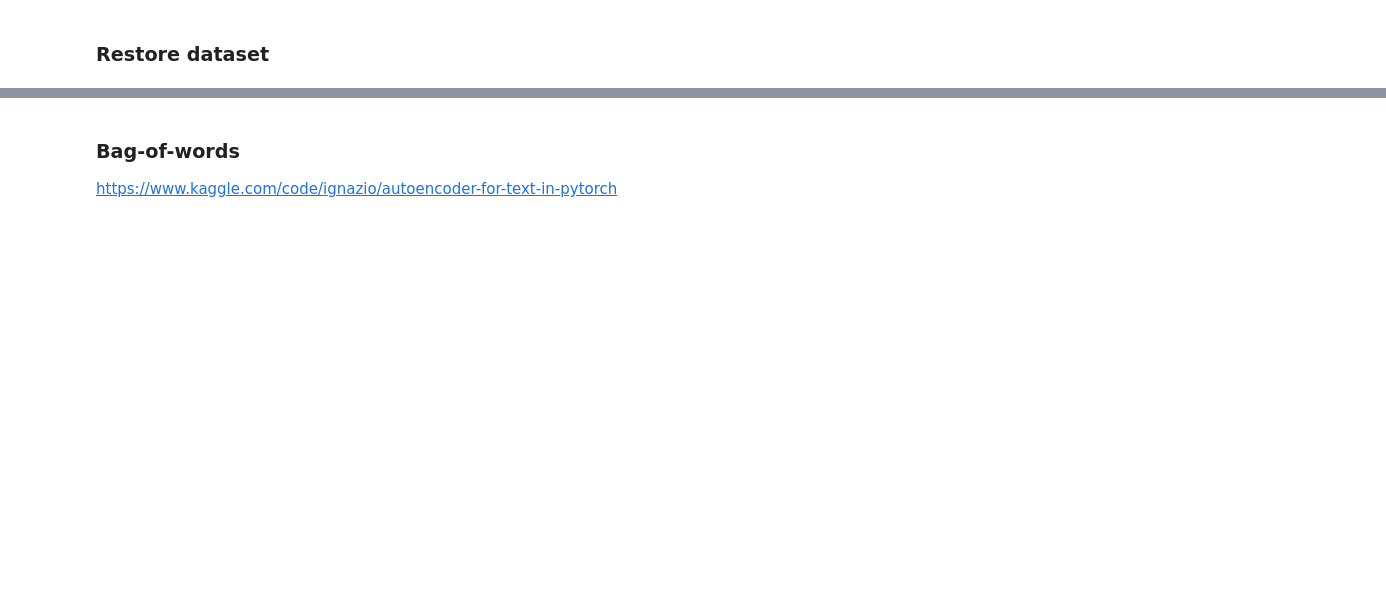
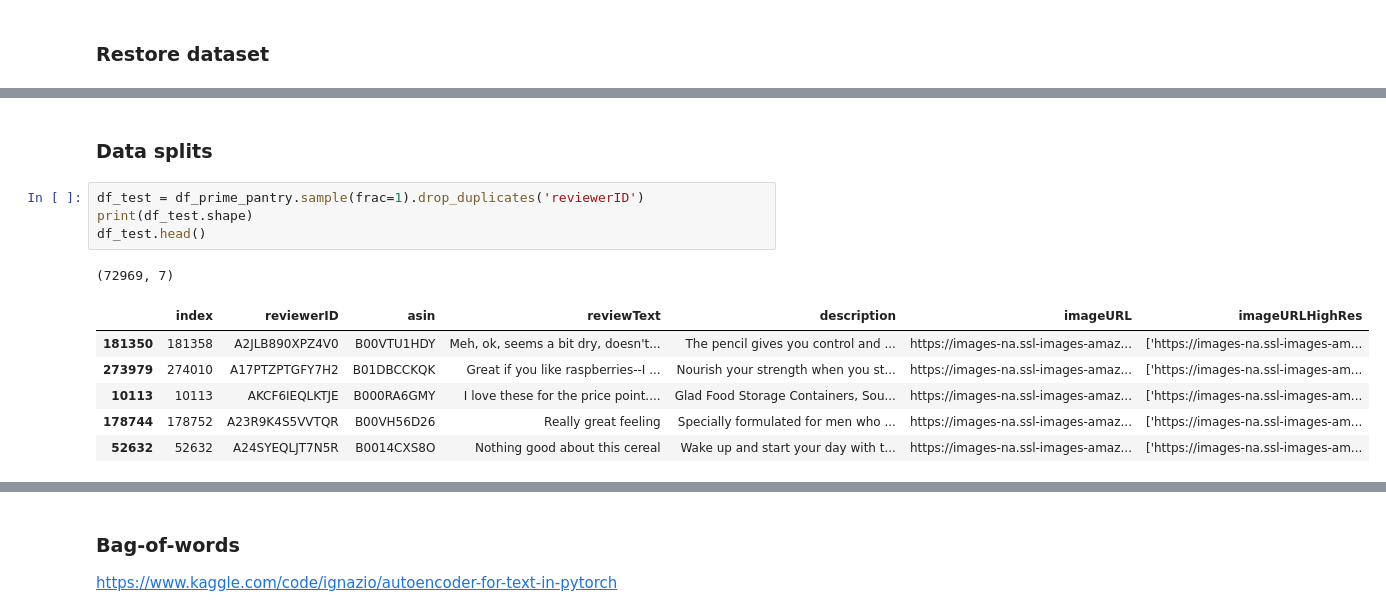
Before and after one commit to vichShir/deep-mine, a Jupyter notebook: Deep_MINE.ipynb, the cells around one changed output, grey strips where cells are left out. Cells and saved outputs as stored; diff of their text form; blank space fills up the shorter version.

```diff
--- a/Deep_MINE.ipynb
+++ b/Deep_MINE.ipynb
@@ -491,0 +544,14 @@ dtype: int64
+# %% [markdown]
+### Data splits
+# %%
+df_test = df_prime_pantry.sample(frac=1).drop_duplicates('reviewerID')
+print(df_test.shape)
+df_test.head()
+# %% [output]
+(72969, 7)
+|  | index | reviewerID | asin | reviewText | description | imageURL | imageURLHighRes |
+| 181350 | 181358 | A2JLB890XPZ4V0 | B00VTU1HDY | Meh, ok, seems a bit dry, doesn't... | The pencil gives you control and ... | https://images-na.ssl-images-amaz... | ['https://images-na.ssl-images-am... |
+| 273979 | 274010 | A17PTZPTGFY7H2 | B01DBCCKQK | Great if you like raspberries--I ... | Nourish your strength when you st... | https://images-na.ssl-images-amaz... | ['https://images-na.ssl-images-am... |
+| 10113 | 10113 | AKCF6IEQLKTJE | B000RA6GMY | I love these for the price point.... | Glad Food Storage Containers, Sou... | https://images-na.ssl-images-amaz... | ['https://images-na.ssl-images-am... |
+| 178744 | 178752 | A23R9K4S5VVTQR | B00VH56D26 | Really great feeling | Specially formulated for men who ... | https://images-na.ssl-images-amaz... | ['https://images-na.ssl-images-am... |
+| 52632 | 52632 | A24SYEQLJT7N5R | B0014CXS8O | Nothing good about this cereal | Wake up and start your day with t... | https://images-na.ssl-images-amaz... | ['https://images-na.ssl-images-am... |
```
Also changed, not shown: parts of 79 cells of this notebook.
